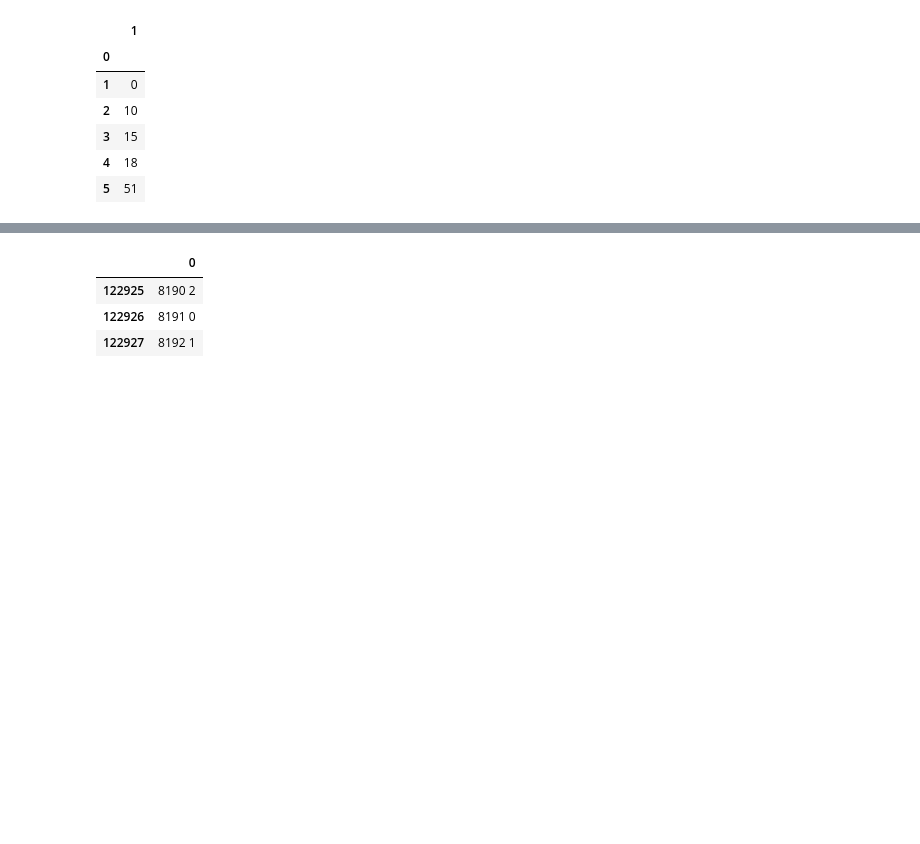
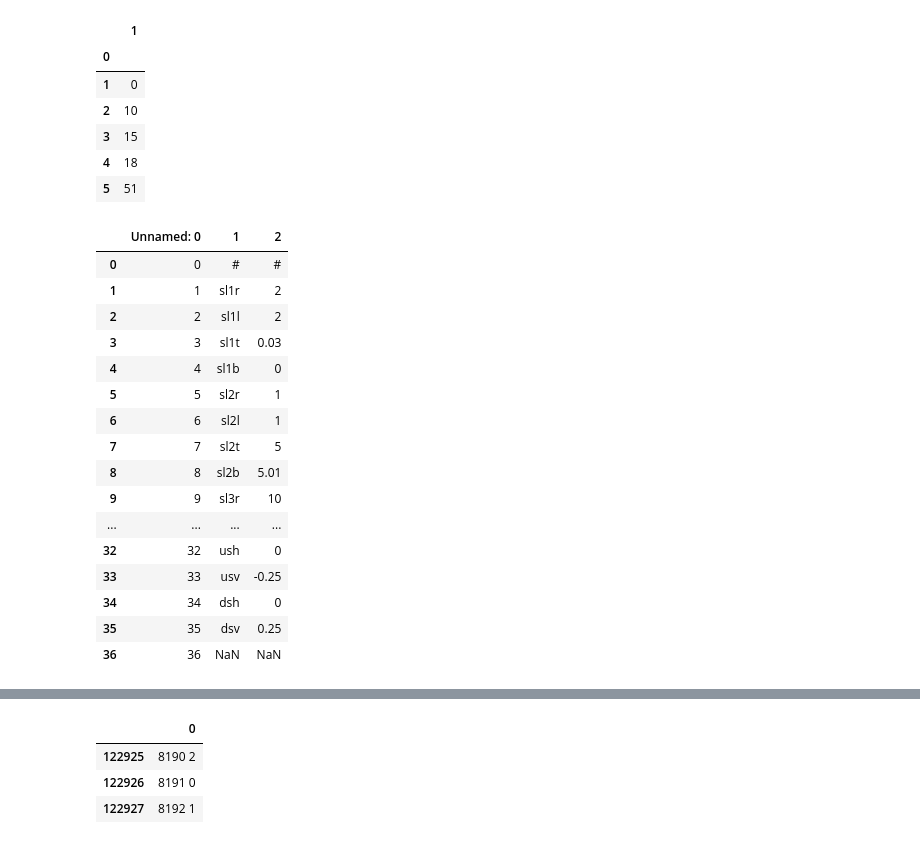
Before and after one commit to jwnich93/XRD-Analysis-and-Reporting-Tool, a Jupyter notebook: XRD_Data_Munging_Test_Read.ipynb, the cells around one changed output, grey strips where cells are left out. Saved outputs shown, nothing was run; the diff lists cells and outputs as text; code cells hidden in the pictures; blank space fills up the shorter version.

```diff
--- a/XRD_Data_Munging_Test_Read.ipynb
+++ b/XRD_Data_Munging_Test_Read.ipynb
@@ -115,3 +131,23 @@ query2.head()
+# %%
+pd.read_csv('C:\\Users\Jesse\Documents\BATTERY DATA ANALYSIS/Data.csv') # read data that was sent to csv
+# %% [output]
+|  | Unnamed: 0 | 1 | 2 |
+| 0 | 0 | # | # |
+| 1 | 1 | sl1r | 2 |
+| 2 | 2 | sl1l | 2 |
+| 3 | 3 | sl1t | 0.03 |
+| 4 | 4 | sl1b | 0 |
+| 5 | 5 | sl2r | 1 |
+| 6 | 6 | sl2l | 1 |
+| 7 | 7 | sl2t | 5 |
+| 8 | 8 | sl2b | 5.01 |
+| 9 | 9 | sl3r | 10 |
+| ... | ... | ... | ... |
+| 32 | 32 | ush | 0 |
+| 33 | 33 | usv | -0.25 |
+| 34 | 34 | dsh | 0 |
+| 35 | 35 | dsv | 0.25 |
+| 36 | 36 | NaN | NaN |
 # %%
 ##############################################
 
```
Also changed, not shown: parts of 10 cells of this notebook.
